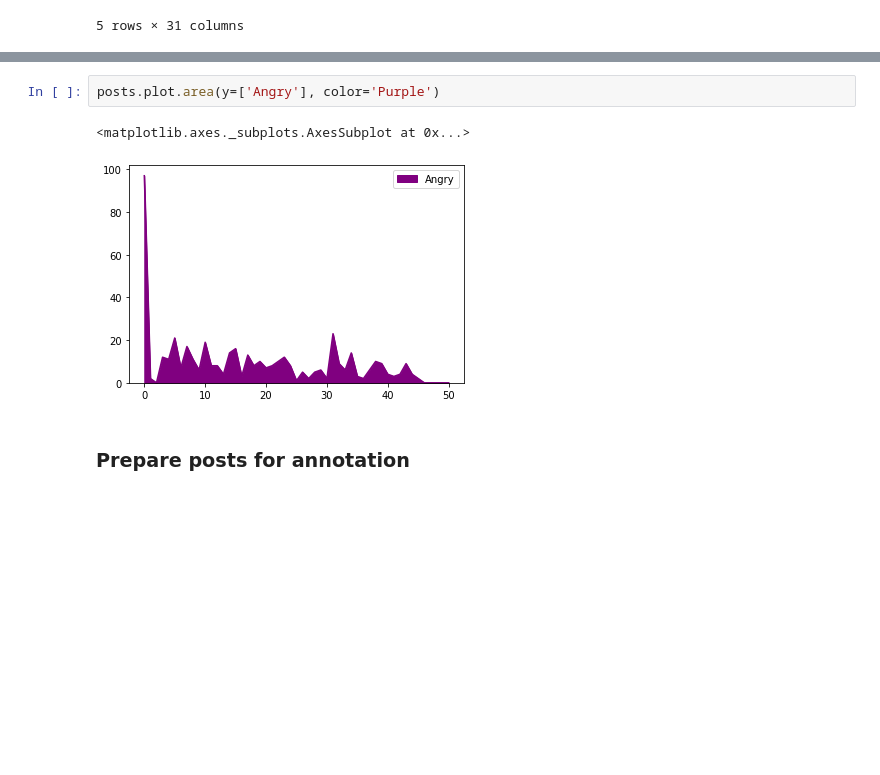
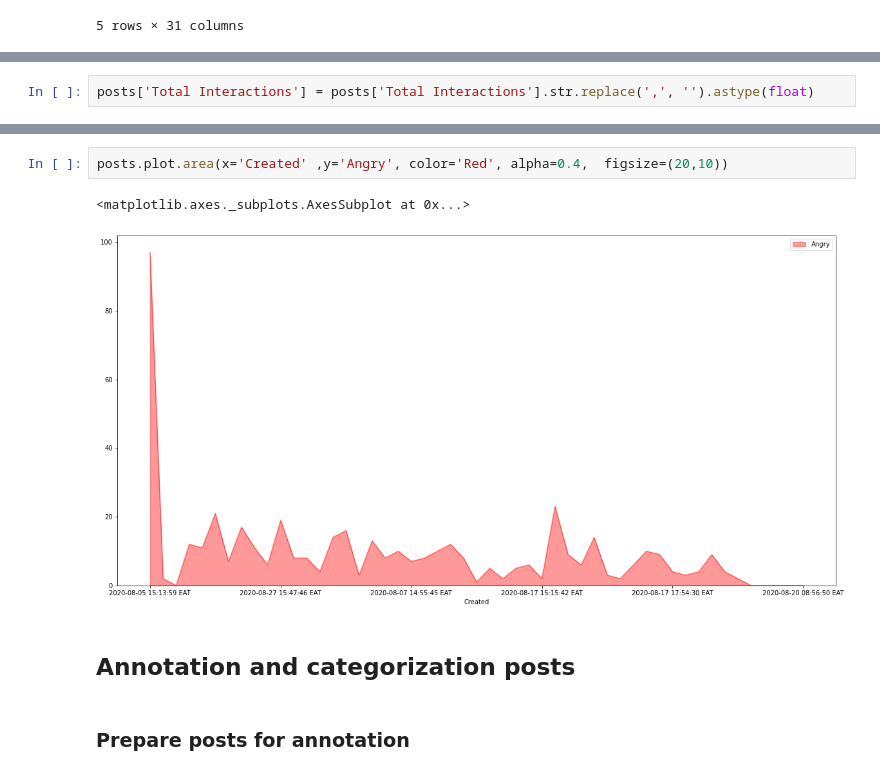
Before and after one commit to SunbirdAI/covid19-uganda-facebook-data-analysis, a Jupyter notebook: MoH page posts.ipynb, the cells around one changed output, grey strips where cells are left out. Cells and saved outputs as stored; diff of their text form; blank space fills up the shorter version.

Commit message:
Update notebook with interaction stats

```diff
--- a/MoH page posts.ipynb
+++ b/MoH page posts.ipynb
@@ -17,0 +20,2 @@ posts.head()
+# %%
+posts['Total Interactions'] = posts['Total Interactions'].str.replace(',', '').astype(float)
@@ -18,8 +38,10 @@ posts.head()
 # %%
-posts.plot.area(y=['Angry'], color='Purple')
+posts.plot.area(x='Created' ,y='Angry', color='Red', alpha=0.4,  figsize=(20,10))
 # %% [output]
 <matplotlib.axes._subplots.AxesSubplot at 0x...>
-[figure, old version]
+[figure, new version]
+# %% [markdown]
+## Annotation and categorization posts
 # %% [markdown]
 ### Prepare posts for annotation
 # %%
```
Also changed, not shown: parts of 5 cells of this notebook, 4 other files.
